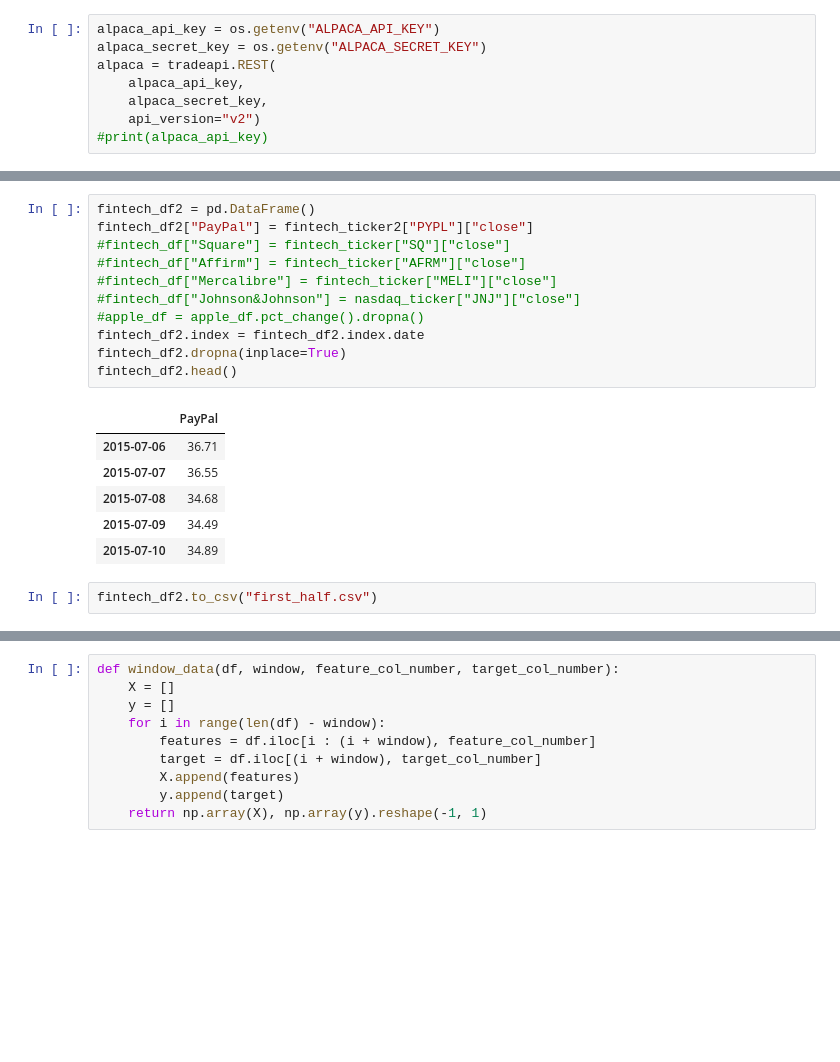
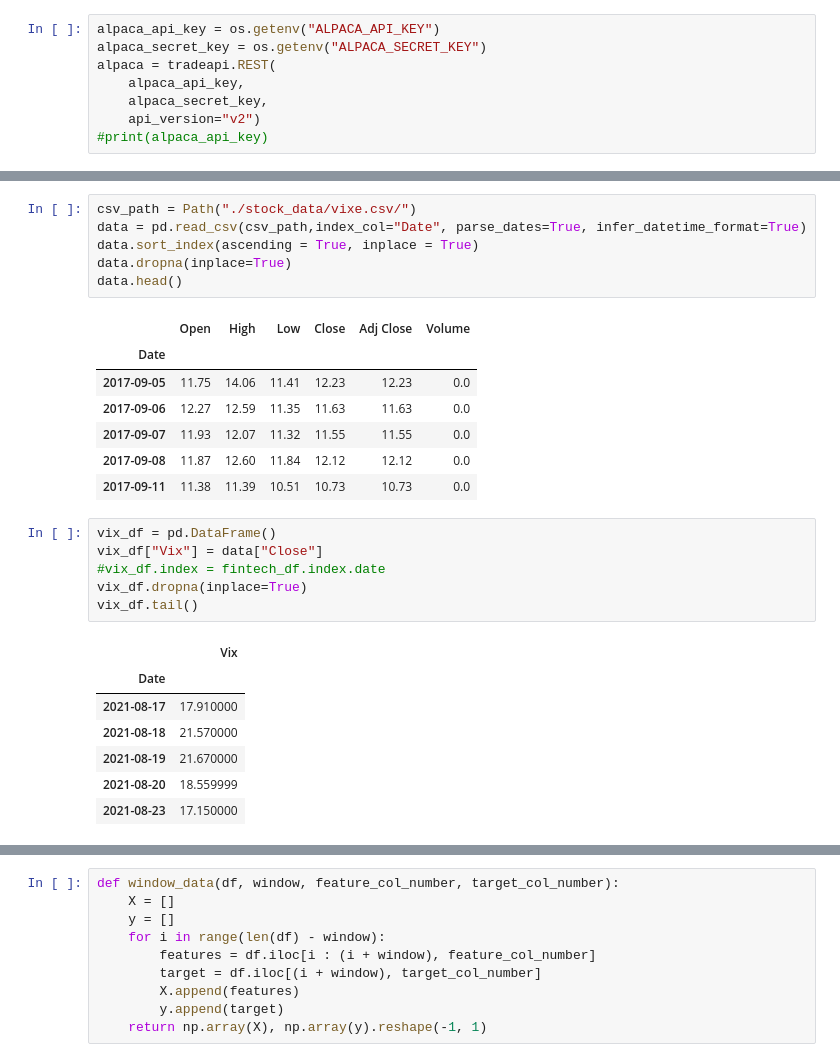
Before and after one commit to dmwalls24/FinTech_Portfolio_Dash, a Jupyter notebook: notebooks/samuel's_notebooks/Notebook.ipynb, the cells around one changed output, grey strips where cells are left out. Drawn from its saved outputs; the diff is of its cells as text; blank space fills up the shorter version.

```diff
--- a/notebooks/samuel's_notebooks/Notebook.ipynb
+++ b/notebooks/samuel's_notebooks/Notebook.ipynb
@@ -122,20 +74,28 @@ fintech_df.to_csv("second_half.csv")
-# %%
-fintech_df2 = pd.DataFrame()
-fintech_df2["PayPal"] = fintech_ticker2["PYPL"]["close"]
-#fintech_df["Square"] = fintech_ticker["SQ"]["close"]
-#fintech_df["Affirm"] = fintech_ticker["AFRM"]["close"]
-#fintech_df["Mercalibre"] = fintech_ticker["MELI"]["close"]
-#fintech_df["Johnson&Johnson"] = nasdaq_ticker["JNJ"]["close"]
-#apple_df = apple_df.pct_change().dropna()
-fintech_df2.index = fintech_df2.index.date
-fintech_df2.dropna(inplace=True)
-fintech_df2.head()
-# %% [output]
-|  | PayPal |
-| 2015-07-06 | 36.71 |
-| 2015-07-07 | 36.55 |
-| 2015-07-08 | 34.68 |
-| 2015-07-09 | 34.49 |
-| 2015-07-10 | 34.89 |
-# %%
-fintech_df2.to_csv("first_half.csv")
+# %%
+csv_path = Path("./stock_data/vixe.csv/")
+data = pd.read_csv(csv_path,index_col="Date", parse_dates=True, infer_datetime_format=True)
+data.sort_index(ascending = True, inplace = True)
+data.dropna(inplace=True)
+data.head()
+# %% [output]
+|  | Open | High | Low | Close | Adj Close | Volume |
+| Date |  |  |  |  |  |  |
+| 2017-09-05 | 11.75 | 14.06 | 11.41 | 12.23 | 12.23 | 0.0 |
+| 2017-09-06 | 12.27 | 12.59 | 11.35 | 11.63 | 11.63 | 0.0 |
+| 2017-09-07 | 11.93 | 12.07 | 11.32 | 11.55 | 11.55 | 0.0 |
+| 2017-09-08 | 11.87 | 12.60 | 11.84 | 12.12 | 12.12 | 0.0 |
+| 2017-09-11 | 11.38 | 11.39 | 10.51 | 10.73 | 10.73 | 0.0 |
+# %%
+vix_df = pd.DataFrame()
+vix_df["Vix"] = data["Close"]
+#vix_df.index = fintech_df.index.date
+vix_df.dropna(inplace=True)
+vix_df.tail()
+# %% [output]
+|  | Vix |
+| Date |  |
+| 2021-08-17 | 17.910000 |
+| 2021-08-18 | 21.570000 |
+| 2021-08-19 | 21.670000 |
+| 2021-08-20 | 18.559999 |
+| 2021-08-23 | 17.150000 |
```
Also changed, not shown: parts of 18 cells of this notebook, 8 other files.
